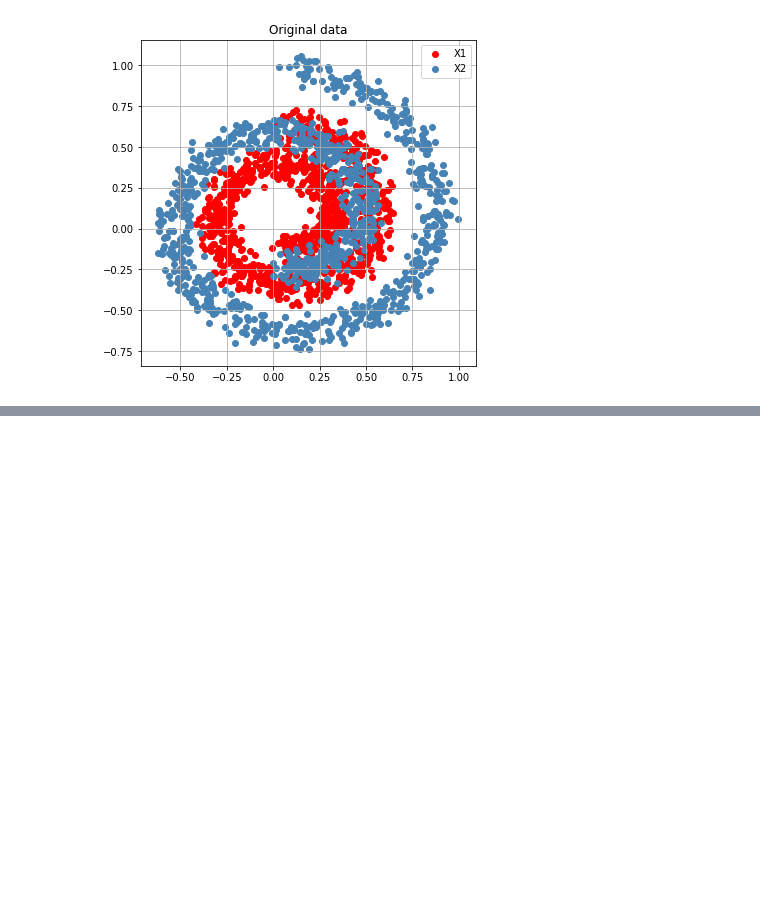
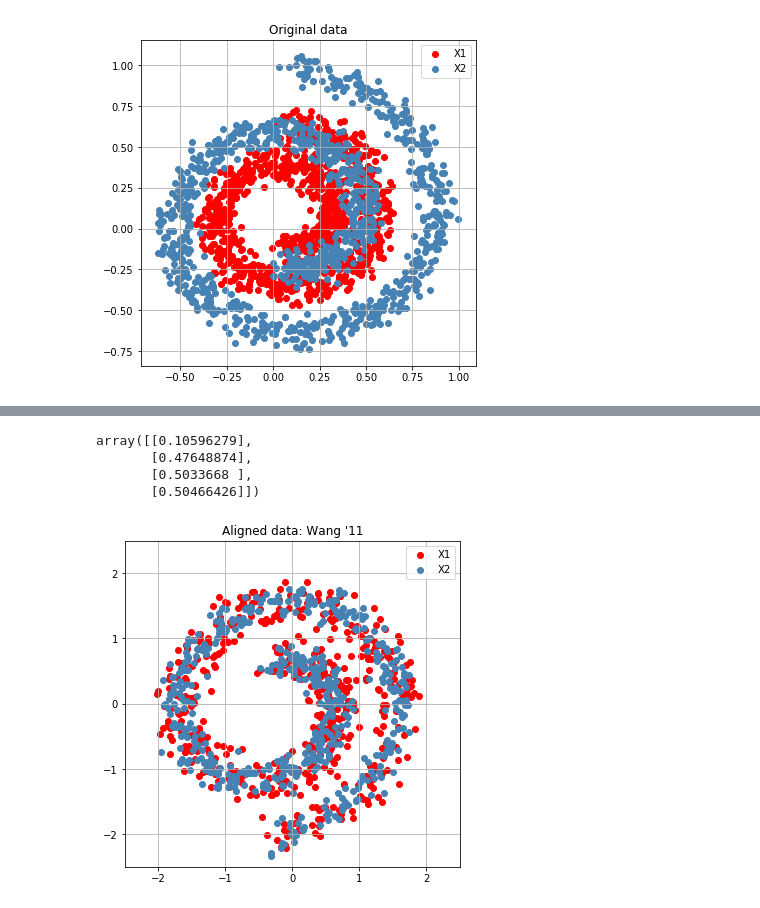
Before and after one commit to Pimmmm/Thesis-Scripts, a Jupyter notebook: p3_manifold_alignment.ipynb, the cells around one changed output, grey strips where cells are left out. Drawn from its saved outputs; the diff is of its cells as text; code cells hidden in the pictures; blank space fills up the shorter version.

```diff
--- a/p3_manifold_alignment.ipynb
+++ b/p3_manifold_alignment.ipynb
@@ -23,18 +23,22 @@ def gen_eig(A, B, option, n_eig):
 
     if rango == R:
         U = np.zeros((R, n_eig))
-        D = np.zerose((n_eig, n_eig))
+        D = np.zeros((n_eig, n_eig))
         inv_B = np.linalg.inv(B)
         for k in range(n_eig):
             d, a = sparse.linalg.eigs(np.matmul(inv_B, A),1, which=option) #'a' are the eigenvectors in the matlab code
+            d = d.real
+            a = a.real
+
             ab = np.matmul(a.T, B)
             a = np.divide(a, np.sqrt(np.matmul(ab, a)))
-            U[:,k] = a
+
+            U[:,k] = a.flatten()
             D[k,k] = d
 
             ba = np.matmul(B, a)
             aTb = np.matmul(a.T, B)
-            dba = np.matmul(d, ba)
+            dba = d * ba
             A = A - np.matmul(dba, aTb)
 
         return U, D, n_eig
@@ -224,0 +233,2 @@ plt.show()
+# %%
+mu = 0.5
@@ -224,0 +339,20 @@ plt.show()
+# %%
+D
+# %% [output]
+array([[0.10596279],
+       [0.47648874],
+       [0.5033668 ],
+       [0.50466426]])
+# %%
+plt.figure(figsize=(6,6))
+plt.grid()
+plt.scatter(X1toF[0,:], X1toF[1,:], label = 'X1', color = 'red')
+plt.scatter(X2toF[0,:], X2toF[1,:], label = 'X2', color = 'steelblue')
+plt.xlim([-2.5,2.5])
+plt.ylim([-2.5, 2.5])
+
+plt.legend()
+plt.title("Aligned data: Wang '11")
+plt.show()
+# %% [output]
+[figure, added]
```
Also changed, not shown: parts of 4 cells of this notebook.
